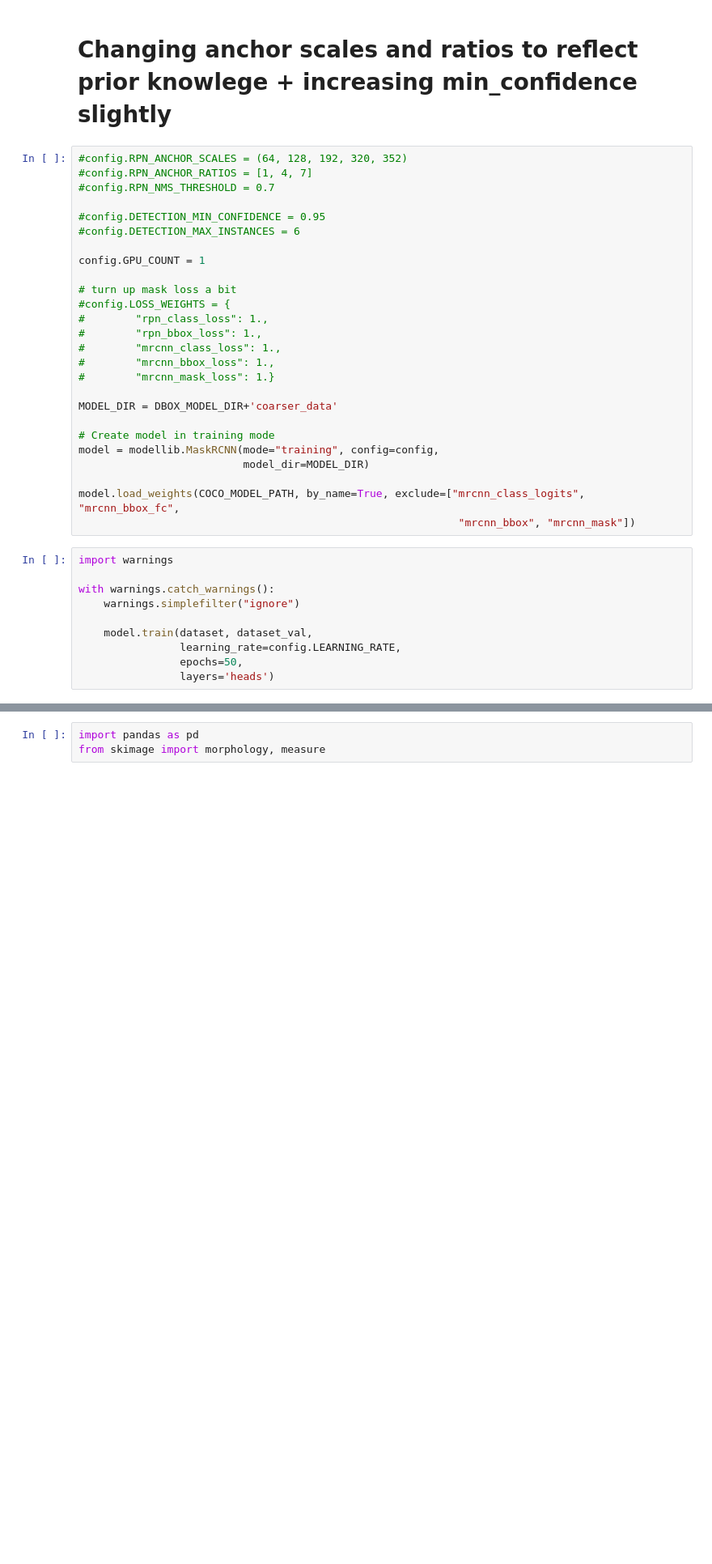
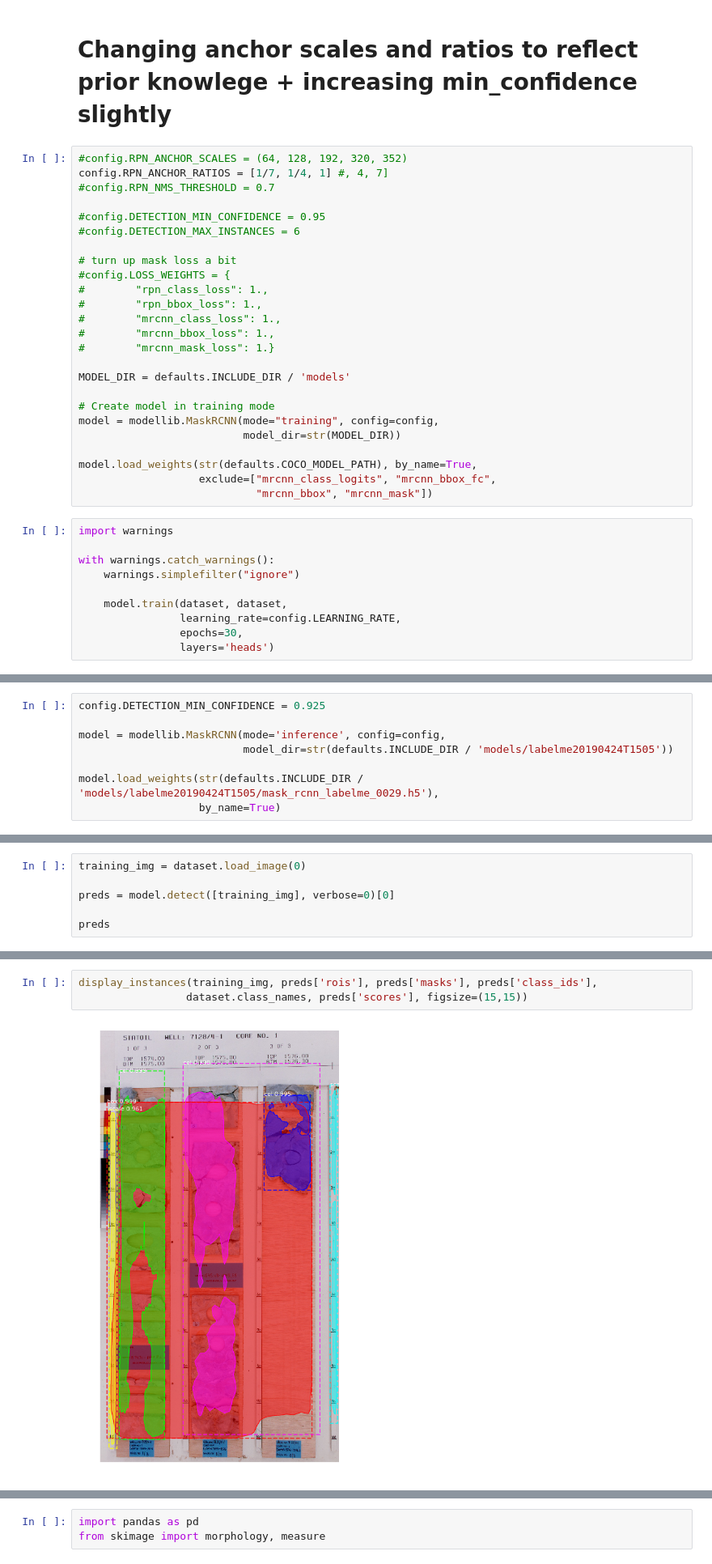
Before and after one commit to rgmyr/corebreakout, a Jupyter notebook: notebooks/training_pretrained_model.ipynb, the cells around one changed output, grey strips where cells are left out. Shown at 81% size. Cells and saved outputs as stored; diff of their text form; blank space fills up the shorter version.

Commit message:
get (pre-)training working

```diff
--- a/notebooks/training_pretrained_model.ipynb
+++ b/notebooks/training_pretrained_model.ipynb
@@ -124,13 +101,11 @@ def test_model(model):
 # Changing anchor scales and ratios to reflect prior knowlege + increasing min_confidence slightly
 # %%
 #config.RPN_ANCHOR_SCALES = (64, 128, 192, 320, 352)
-#config.RPN_ANCHOR_RATIOS = [1, 4, 7]
+config.RPN_ANCHOR_RATIOS = [1/7, 1/4, 1] #, 4, 7]
 #config.RPN_NMS_THRESHOLD = 0.7
 
 #config.DETECTION_MIN_CONFIDENCE = 0.95
 #config.DETECTION_MAX_INSTANCES = 6
-
-config.GPU_COUNT = 1
 
 # turn up mask loss a bit
 #config.LOSS_WEIGHTS = {
@@ -140,23 +115,24 @@ config.GPU_COUNT = 1
 #        "mrcnn_bbox_loss": 1.,
 #        "mrcnn_mask_loss": 1.}
 
-MODEL_DIR = DBOX_MODEL_DIR+'coarser_data'
+MODEL_DIR = defaults.INCLUDE_DIR / 'models'
 
 # Create model in training mode
 model = modellib.MaskRCNN(mode="training", config=config,
-                          model_dir=MODEL_DIR)
+                          model_dir=str(MODEL_DIR))
 
-model.load_weights(COCO_MODEL_PATH, by_name=True, exclude=["mrcnn_class_logits", "mrcnn_bbox_fc",
-                                                            "mrcnn_bbox", "mrcnn_mask"])
+model.load_weights(str(defaults.COCO_MODEL_PATH), by_name=True,
+                   exclude=["mrcnn_class_logits", "mrcnn_bbox_fc",
+                            "mrcnn_bbox", "mrcnn_mask"])
 # %%
 import warnings
 
 with warnings.catch_warnings():
     warnings.simplefilter("ignore")
 
-    model.train(dataset, dataset_val,
+    model.train(dataset, dataset,
                 learning_rate=config.LEARNING_RATE,
-                epochs=50,
+                epochs=30,
                 layers='heads')
 # %% [output]
 Starting at epoch 0. LR=0.001
@@ -178,0 +155,8 @@ Epoch 50/50
+# %%
+config.DETECTION_MIN_CONFIDENCE = 0.925
+
+model = modellib.MaskRCNN(mode='inference', config=config,
+                          model_dir=str(defaults.INCLUDE_DIR / 'models/labelme20190424T1505'))
+
+model.load_weights(str(defaults.INCLUDE_DIR / 'models/labelme20190424T1505/mask_rcnn_labelme_0029.h5'),
+                   by_name=True)
@@ -178,0 +165,6 @@ Epoch 50/50
+# %%
+training_img = dataset.load_image(0)
+
+preds = model.detect([training_img], verbose=0)[0]
+
+preds
@@ -179,3 +189,8 @@ Epoch 50/50
+# %%
+display_instances(training_img, preds['rois'], preds['masks'], preds['class_ids'],
+                 dataset.class_names, preds['scores'], figsize=(15,15))
+# %% [output]
+[figure, added]
 # %%
 test_epochs = [24]
 
```
Also changed, not shown: parts of 11 cells of this notebook, 18 other files.
